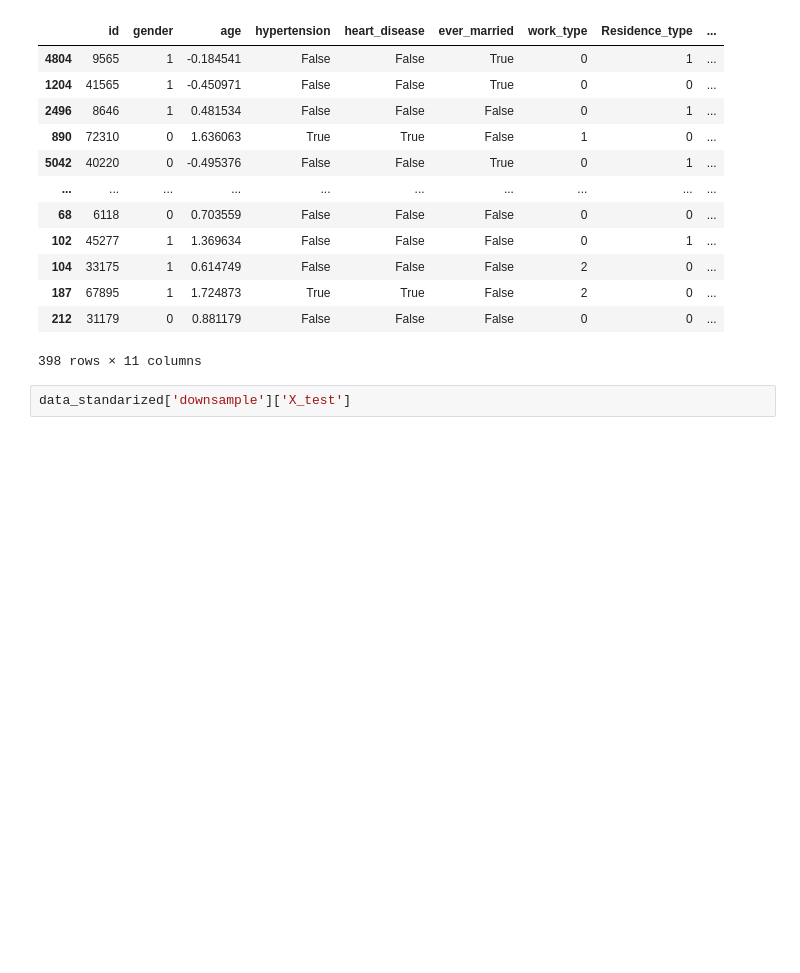
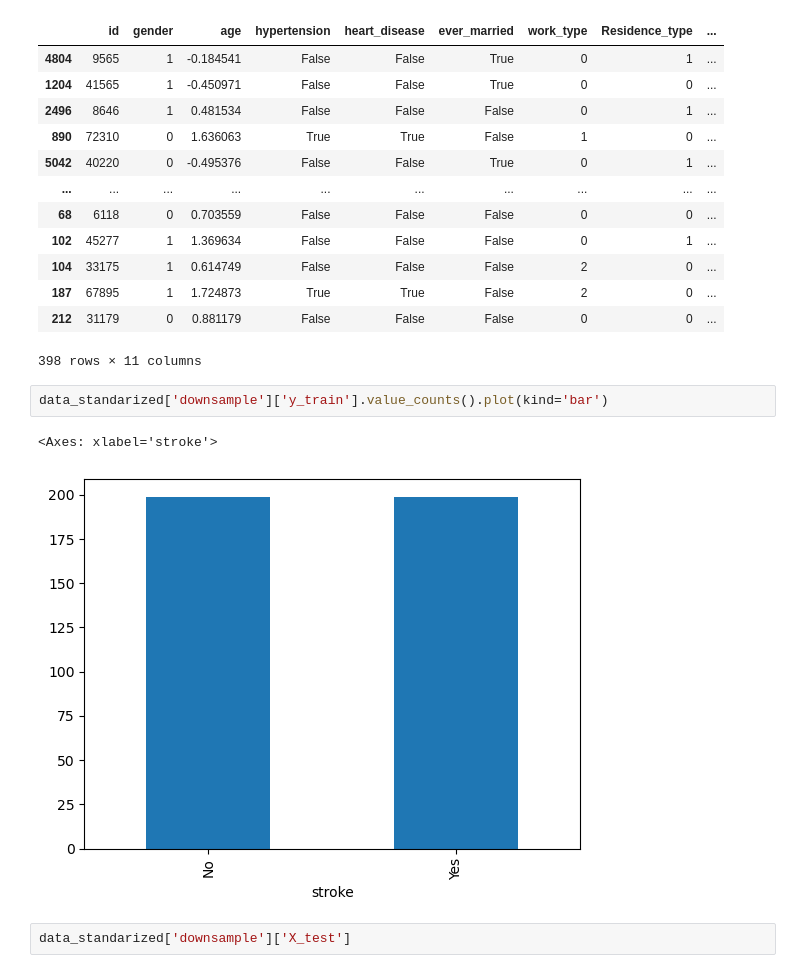
Before and after one commit to ajlorenzo1315/Mineria_de_Datos_2024, a Jupyter notebook: practica_1/Practica1_v8.ipynb, the cells around one changed output. Saved outputs shown, nothing was run; the diff lists cells and outputs as text; blank space fills up the shorter version.

```diff
--- a/practica_1/Practica1_v8.ipynb
+++ b/practica_1/Practica1_v8.ipynb
@@ -666,6 +666,11 @@ data_standarized['downsample']['X_train']
 | 187 | 67895 | 1 | 1.724873 | True | True | False | 2 | 0 | ... |
 | 212 | 31179 | 0 | 0.881179 | False | False | False | 0 | 0 | ... |
 398 rows × 11 columns
+# %%
+data_standarized['downsample']['y_train'].value_counts().plot(kind='bar')
+# %% [output]
+<Axes: xlabel='stroke'>
+[figure, added]
 # %%
 data_standarized['downsample']['X_test']
 # %% [output]
```
Also changed, not shown: parts of 3 cells of this notebook.
